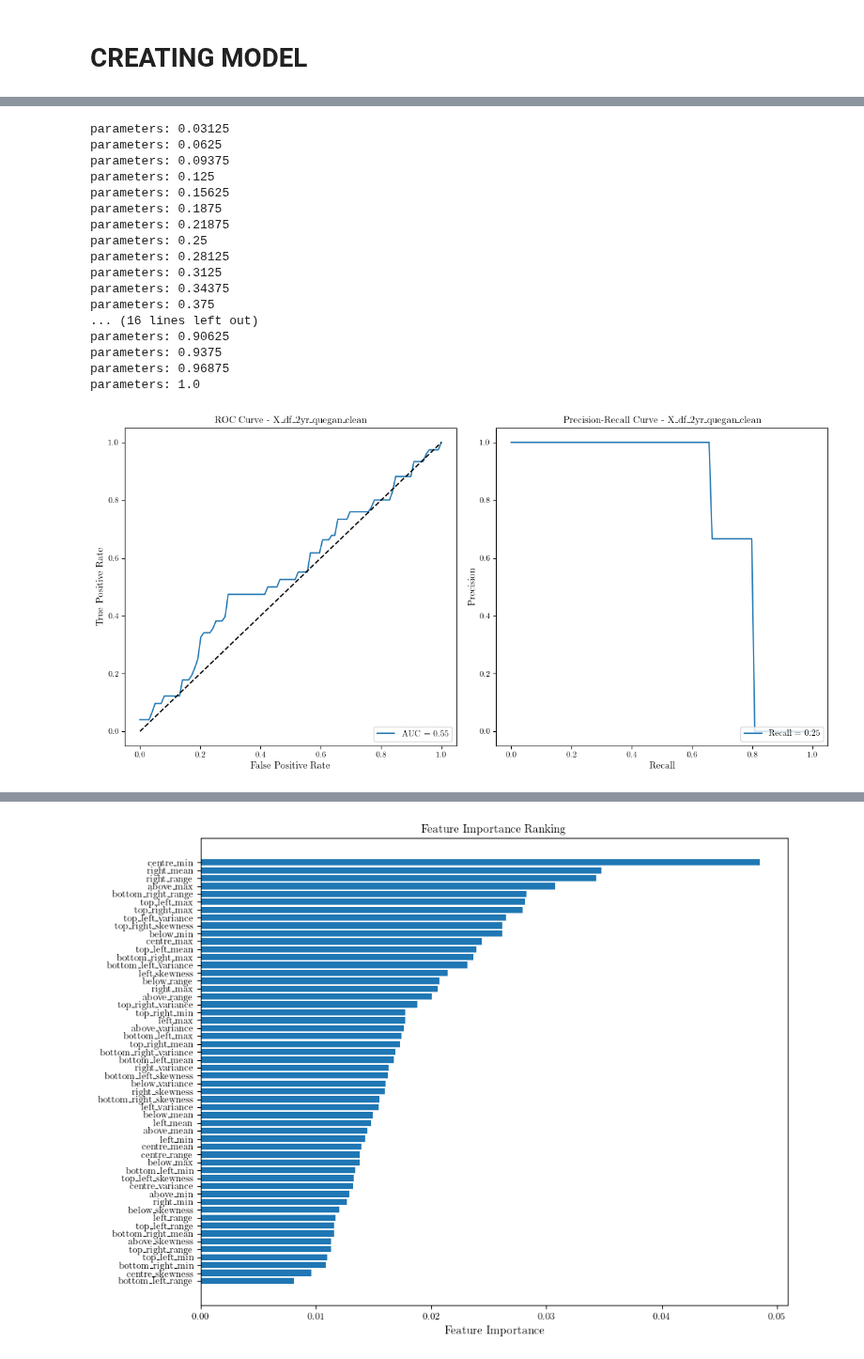
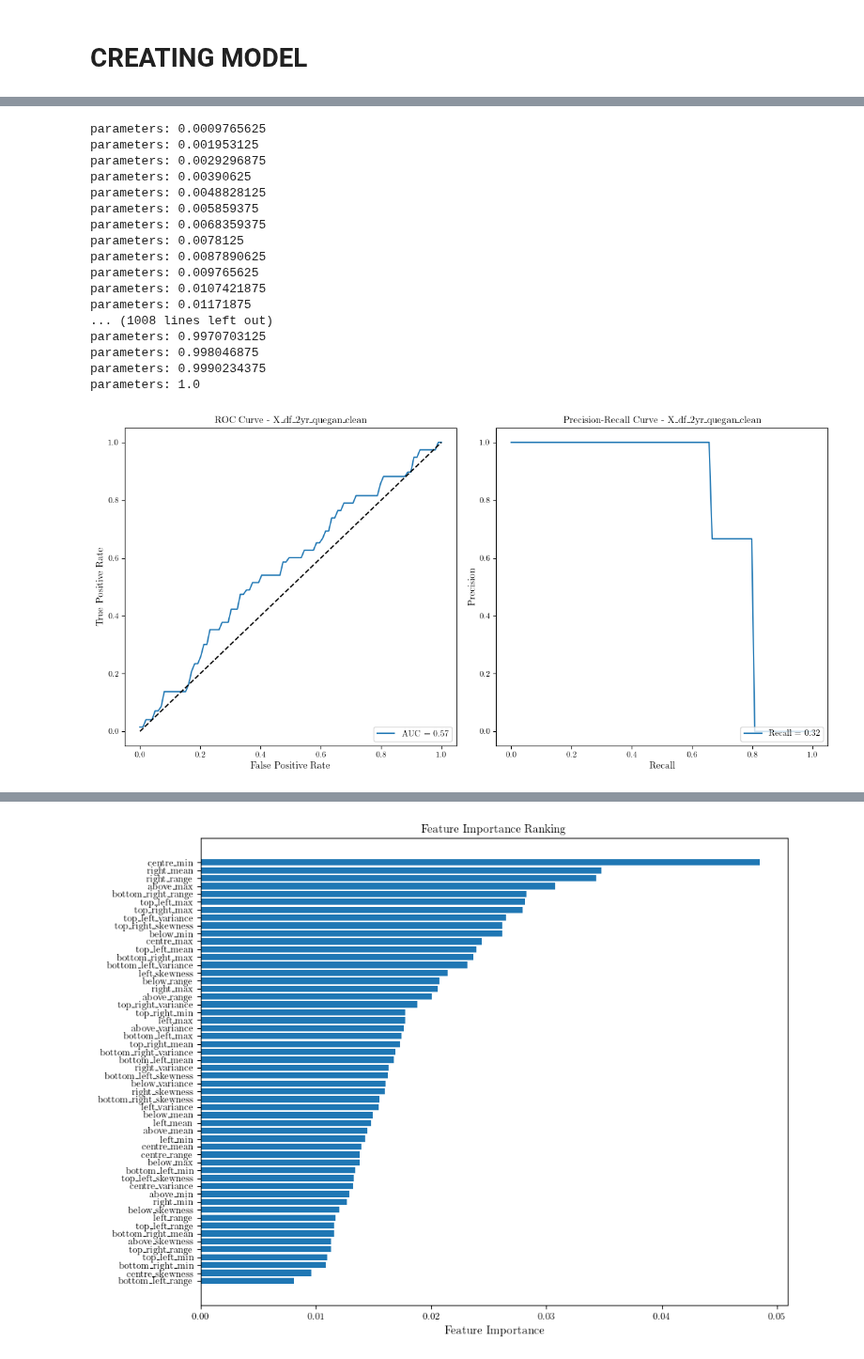
Before and after one commit to ol-webb/tree_gaps4, a Jupyter notebook: all_gaps_mk2/main1 - Copy.ipynb, the cells around one changed output, grey strips where cells are left out. Shown at 94% size. Saved outputs shown, nothing was run; the diff lists cells and outputs as text; code cells hidden in the pictures.

```diff
--- a/all_gaps_mk2/main1 - Copy.ipynb
+++ b/all_gaps_mk2/main1 - Copy.ipynb
@@ -2002,0 +2006,4 @@ X_df_2yr_quegan3d = create_feature_matrix_v2(df_quegan3d_gaps, df_quegan3d_rando
+# %%
+feature_dataframes_list = [X_df_2yr, X_df_2yr_frost,X_df_2yr_lee,X_df_2yr_temporal_frost,X_df_2yr_temporal,X_df_2yr_temporal_lee,X_df_2yr_quegan,X_df_2yr_quegan_frost,X_df_2yr_quegan3d]
+
+timeseries_dataframes_list = [[df_series_2yr_gaps,df_series_2yr_random],[df_frost_gaps, df_frost_random],[df_lee_gaps, df_lee_random],[df_temporal_gaps,df_temporal_random],[df_temporal_lee_gaps, df_temporal_lee_random],[df_temporal_frost_gaps,df_temporal_frost_random],[df_quegan_gaps,df_quegan_random],[df_quegan_frost_gaps, df_quegan_frost_random],[df_quegan3d_gaps, df_quegan3d_random]]
@@ -2792 +2844,11 @@ plt.show()
+# %%
+X_df_2yr_clean=X_df_2yr.drop(columns=['area'],axis=1)
+X_df_2yr_frost_clean=X_df_2yr_frost.drop(columns=['area'],axis=1)
+X_df_2yr_lee_clean = X_df_2yr_lee.drop(columns=['area'],axis=1)
+X_df_2yr_temporal_clean = X_df_2yr_temporal.drop(columns=['area'],axis=1)
+X_df_2yr_temporal_frost_clean = X_df_2yr_temporal_frost.drop(columns=['area'],axis=1)
+X_df_2yr_temporal_lee_clean=X_df_2yr_temporal_lee.drop(columns=['area'],axis=1)
+X_df_2yr_quegan_clean=X_df_2yr_quegan.drop(columns=['area'],axis=1)
+X_df_2yr_quegan_frost_clean=X_df_2yr_quegan_frost.drop(columns=['area'],axis=1)
+X_df_2yr_quegan3d_clean=X_df_2yr_quegan3d.drop(columns=['area'],axis=1)
 # %%
@@ -2931,54 +2988,58 @@ def plot_best_model_roc_and_precision_recall(best_model):
     axs[1].plot(best_model['recall_vals'], best_model['precision_vals'], label=f'Recall = {best_model["recall"]:.2f}')
     axs[1].set_xlabel('Recall')
     axs[1].set_ylabel('Precision')
     axs[1].set_title(f'Precision-Recall Curve - {dataset_name}')
     axs[1].legend(loc="lower right")
 
     plt.tight_layout()
     plt.show()
 
 # Example usage with your list of dataframes
 feature_dataframes_list = [
     X_df_2yr_clean, X_df_2yr_frost_clean, X_df_2yr_lee_clean,
     X_df_2yr_temporal_frost_clean, X_df_2yr_temporal_clean,
     X_df_2yr_temporal_lee_clean, X_df_2yr_quegan_clean,
     X_df_2yr_quegan_frost_clean, X_df_2yr_quegan3d_clean
 ]
 
 param_grid = {
-    'n_estimators': [200],
-    'max_depth': [3,6],
-    'learning_rate': [0.1,0.2],
-    'subsample': [0.8,0.9],
-    'colsample_bytree': [0.6],
-    'alpha':[0,0.05],
-    'gamma':[0,0.1]
+    'n_estimators': [200, 250],  # Added 250 as a middle ground
+    'max_depth': [3, 4],  # Keeping 3 and 6, adding 4 as an intermediate value
+    'learning_rate': [0.15, 0.2],  # Adding 0.05 and 0.15 for finer granularity
+    'subsample': [0.85, 0.9],  # Adding 0.7 for more variance
+    'colsample_bytree': [0.6, 0.7],  # Adding 0.7 for more variance
+    'alpha': [0, 0.01],  # Adding 0.01 and 0.1 for more control over L1 regularization
+    'gamma': [0.05, 0.1],  # Adding 0.05 and 0.2 for more control over tree splitting
+    'lambda': [0,1],  # Introducing L2 regularization (not in your original grid)
+    'min_child_weight': [1, 2],  # Adding min_child_weight to control tree depth
+    'scale_pos_weight': [1.2, 1.8],  # Adding scale_pos_weight for imbalanced classes
 }
+
 random_states = [52, 62, 72]
 
 best_model, best_params = train_and_select_best_model(feature_dataframes_list, param_grid, random_states)
 
 # Plot the ROC and Precision-Recall curves for the best model
 plot_best_model_roc_and_precision_recall(best_model)
 
 # Save best model parameters for reuse
 best_model_params = best_params
 # %% [output]
-parameters: 0.03125
-parameters: 0.0625
-parameters: 0.09375
-parameters: 0.125
-parameters: 0.15625
-parameters: 0.1875
-parameters: 0.21875
-parameters: 0.25
-parameters: 0.28125
-parameters: 0.3125
-parameters: 0.34375
-parameters: 0.375
-... (16 lines left out)
-parameters: 0.90625
-parameters: 0.9375
-parameters: 0.96875
+parameters: 0.0009765625
+parameters: 0.001953125
+parameters: 0.0029296875
+parameters: 0.00390625
+parameters: 0.0048828125
+parameters: 0.005859375
+parameters: 0.0068359375
+parameters: 0.0078125
+parameters: 0.0087890625
+parameters: 0.009765625
+parameters: 0.0107421875
+parameters: 0.01171875
+... (1008 lines left out)
+parameters: 0.9970703125
+parameters: 0.998046875
+parameters: 0.9990234375
 parameters: 1.0
-[figure, old version]
+[figure, new version]
```
Also changed, not shown: parts of 13 cells of this notebook, 24 other files.
